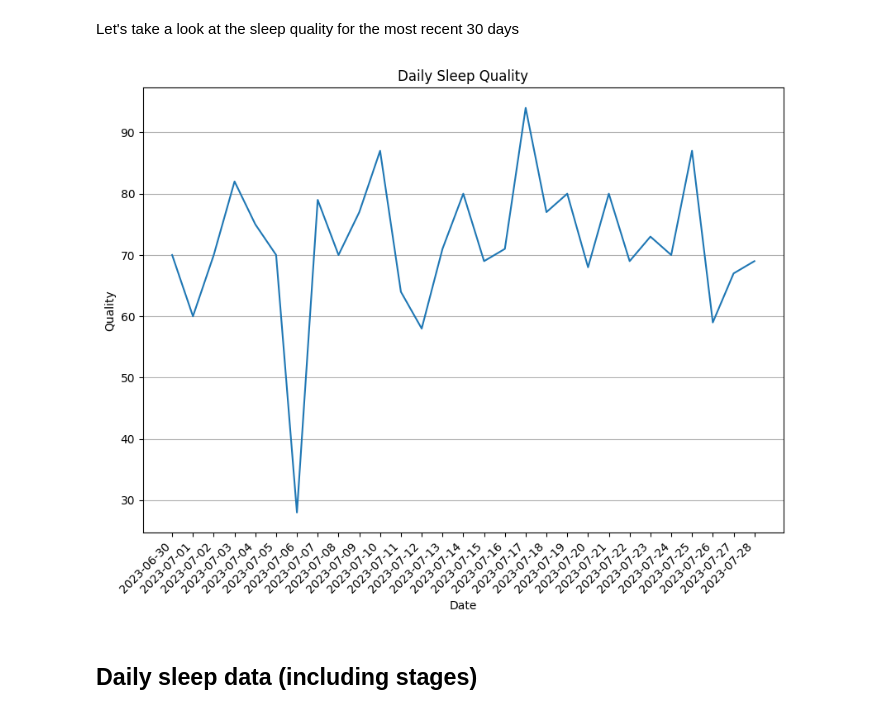
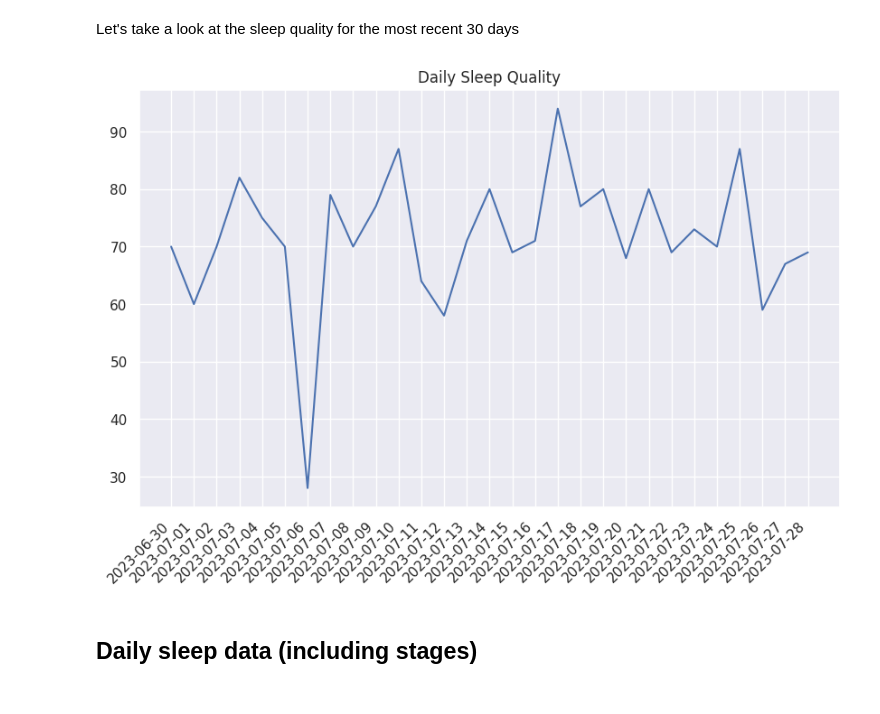
Before and after one commit to matin/garth, a Jupyter notebook: sleep.ipynb, the cells around one changed output. Drawn from its saved outputs; the diff is of its cells as text; code cells hidden in the pictures.

Commit message:
make graphs more beautiful

```diff
--- a/sleep.ipynb
+++ b/sleep.ipynb
@@ -52,23 +52,28 @@ garth.DailySleep.list(period=7)
 Let's take a look at the sleep quality for the most recent 30 days
 # %%
 import pandas as pd
-import matplotlib.pyplot as plt
+import seaborn as sns
+from matplotlib import pyplot as plt
 
 daily_sleep = pd.DataFrame(garth.DailySleep.list(period=30))
 daily_sleep.set_index('calendar_date', inplace=True)
-daily_sleep.plot(kind='line', grid=True, figsize=(10, 7), legend=False)
 
-plt.ylabel('Quality')
-plt.xlabel('Date')
+sns.set_theme()
+
+plt.figure(figsize=(10, 6))
+
+sns.lineplot(data=daily_sleep, legend=False)
+
+plt.ylabel(None)
+plt.xlabel(None)
 plt.title('Daily Sleep Quality')
 
 ax = plt.gca()
-ax.grid(axis='x')
 plt.xticks(ticks=daily_sleep.index, rotation=45, ha='right')
 
 plt.show()
 # %% [output]
-[figure, old version]
+[figure, new version]
 # %% [markdown]
 ## Daily sleep data (including stages)
 # %% [markdown]
```
Also changed, not shown: parts of 4 cells of this notebook.
